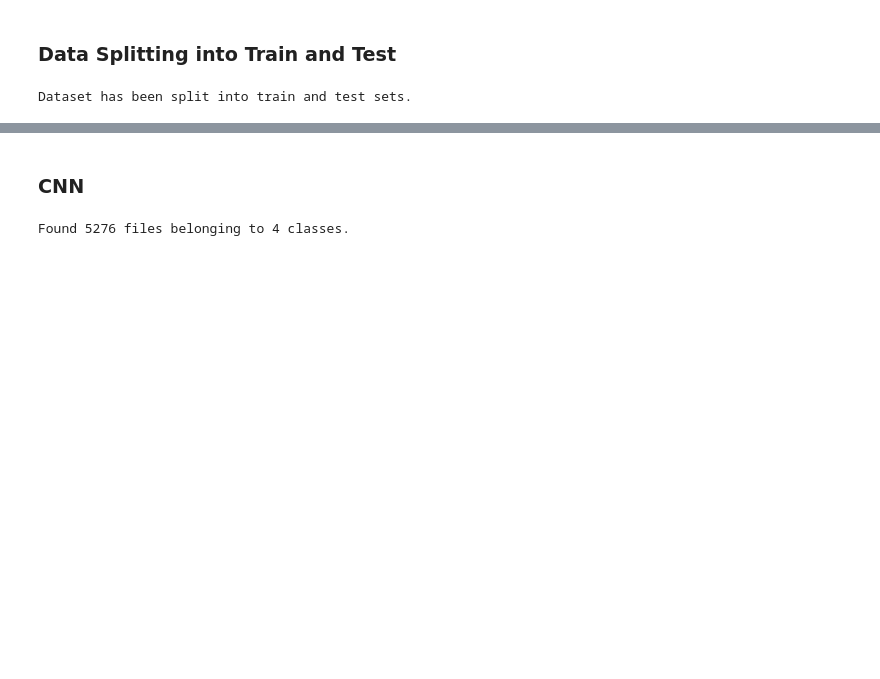
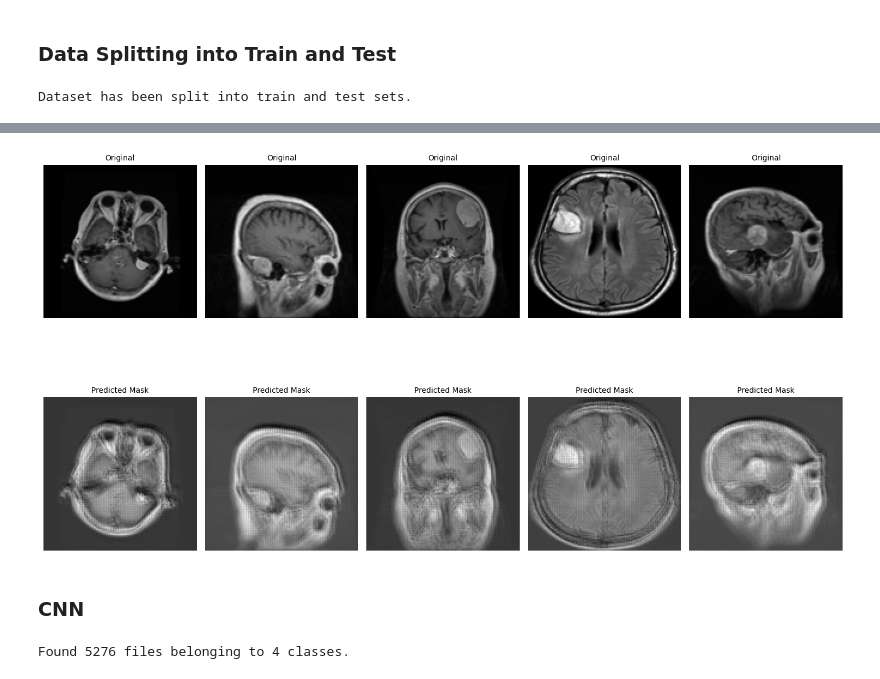
Before and after one commit to Jianting-Selina/ProjectInML, a Jupyter notebook: BrainTumor.ipynb, the cells around one changed output, grey strips where cells are left out. Cells and saved outputs as stored; diff of their text form; code cells hidden in the pictures; blank space fills up the shorter version.

Commit message:
add image segmetation and resnet

```diff
--- a/BrainTumor.ipynb
+++ b/BrainTumor.ipynb
@@ -243,0 +287,3 @@ Dataset has been split into train and test sets.
+# %%
+model = unet_model()
+model.summary()
@@ -243,0 +312,11 @@ Dataset has been split into train and test sets.
+# %%
+# Example of preprocessing images from your dataset
+example_images = []
+for category in categories:
+    category_path = os.path.join(dataset_path, category)
+    image_files = os.listdir(category_path)[:5]  # Take a few images for testing
+    for img_file in image_files:
+        img_path = os.path.join(category_path, img_file)
+        example_images.append(preprocess_image(img_path))
+
+example_images = np.array(example_images)
@@ -243,0 +327,24 @@ Dataset has been split into train and test sets.
+# %%
+def display_segmentation_results(images, masks):
+    plt.figure(figsize=(15, 10))
+    for i in range(len(images)):
+        # Original Image
+        plt.subplot(2, len(images), i + 1)
+        plt.imshow(images[i])
+        plt.axis('off')
+        plt.title("Original", fontsize=10)  # Reduce font size
+
+        # Predicted Mask
+        plt.subplot(2, len(images), i + 1 + len(images))
+        plt.imshow(masks[i].squeeze(), cmap='gray')
+        plt.axis('off')
+        plt.title("Predicted Mask", fontsize=10)  # Reduce font size
+
+    plt.tight_layout()  # Fix layout
+    plt.show()
+# %%
+example_images = example_images[:5]  # Limit to 5 images
+predictions = model.predict(example_images)
+
+display_segmentation_results(example_images, predictions)
+# %% [output]
@@ -244,3 +352,4 @@ Dataset has been split into train and test sets.
+[figure, added]
 # %% [markdown]
 ### CNN
 # %%
```
Also changed, not shown: parts of 37 cells of this notebook.
